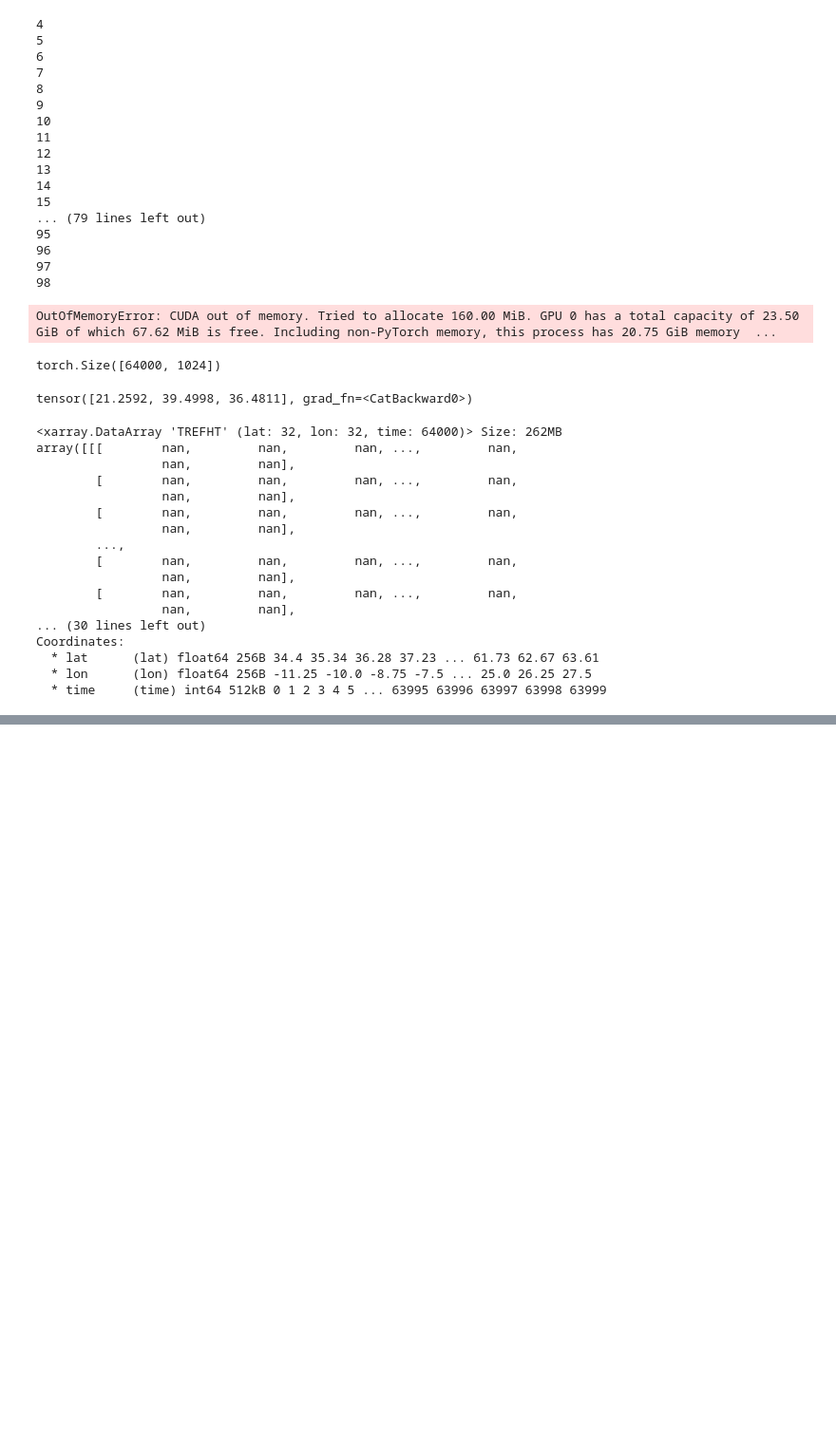
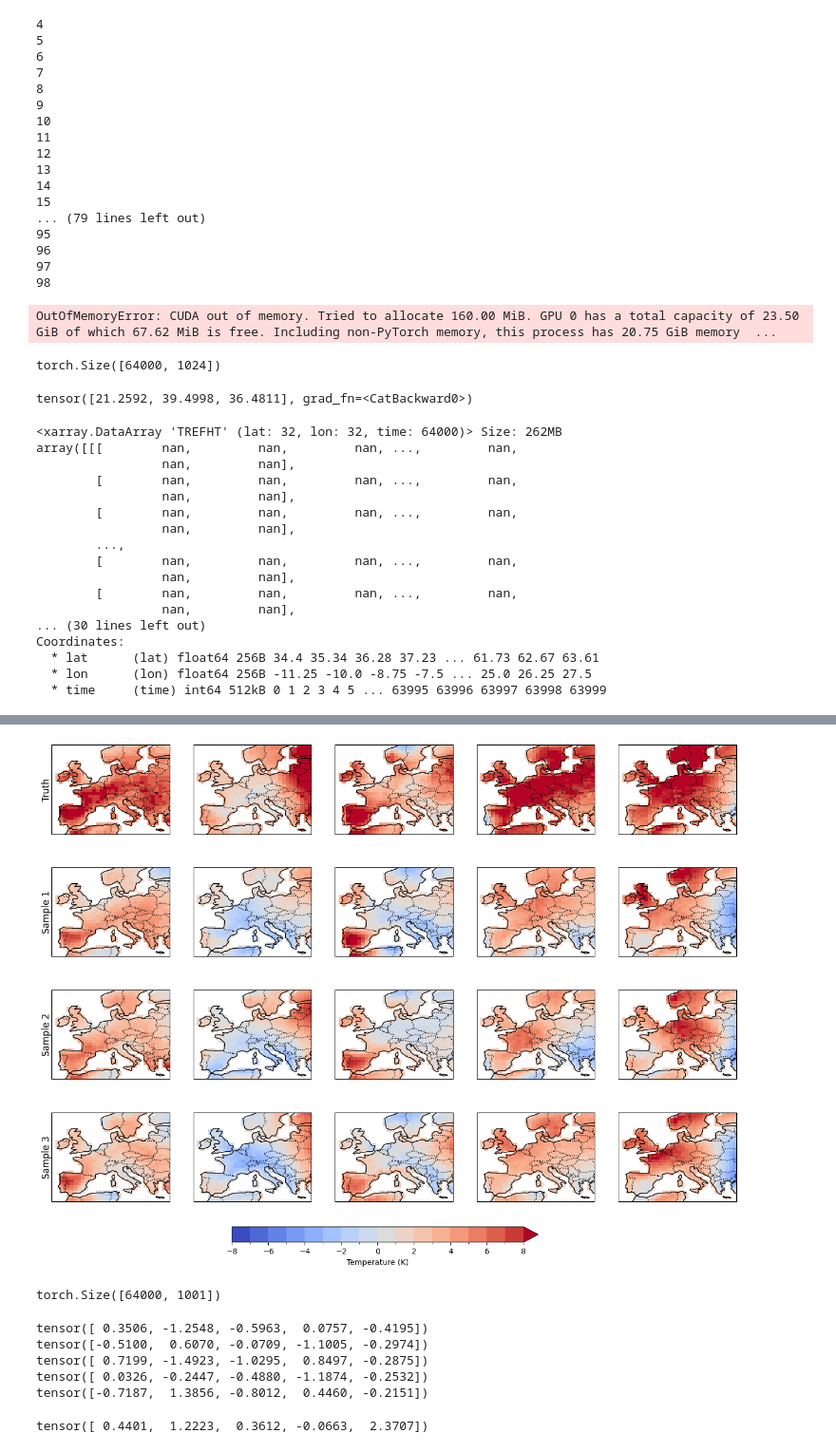
Before and after one commit to Motte12/dpa_for_llaae, a Jupyter notebook: joint_training/analysing_dpa_results/load_model_create_ensemble.ipynb, the cells around one changed output, grey strips where cells are left out. Shown at 95% size. Cells and saved outputs as stored; diff of their text form; code cells hidden in the pictures; blank space fills up the shorter version.

```diff
--- a/joint_training/analysing_dpa_results/load_model_create_ensemble.ipynb
+++ b/joint_training/analysing_dpa_results/load_model_create_ensemble.ipynb
@@ -367,0 +360,70 @@ plt.show()
+# %%
+# Counterfactuals
+#  set fGMT to zero
+x_te_cf = x_te.clone()
+x_te_cf[:, -1] = 0
+
+gen1_te_cf = model_dec(model_pred(x_te_cf.to(device)))
+gen2_te_cf = model_dec(model_pred(x_te_cf.to(device)))
+gen3_te_cf = model_dec(model_pred(x_te_cf.to(device)))
+
+gen1_te_from_restored_cf = ut.restore_nan_columns(gen1_te_cf, mask_x_te)
+gen2_te_from_restored_cf = ut.restore_nan_columns(gen2_te_cf, mask_x_te)
+gen3_te_from_restored_cf = ut.restore_nan_columns(gen3_te_cf, mask_x_te)
+
+gen1_xr_cf = ut.torch_to_dataarray(gen1_te_from_restored_cf, ds, lat_dim=32, lon_dim=32, name="TREFHT")
+gen2_xr_cf = ut.torch_to_dataarray(gen2_te_from_restored_cf, ds, lat_dim=32, lon_dim=32, name="TREFHT")
+gen3_xr_cf = ut.torch_to_dataarray(gen3_te_from_restored_cf, ds, lat_dim=32, lon_dim=32, name="TREFHT")
+
+############
+### PLOT ###
+############
+timesteps=[63500, 63505, 63510, 63900, 63905]
+fig, axs = plt.subplots(nrows=4, ncols=5, figsize=(16, 12), subplot_kw={'projection': ccrs.PlateCarree()})
+axs = axs.flatten()  # Flatten for easy indexing
+#print(axs)
+list_of_dataarrays_re_cf = [gen1_xr_cf, gen2_xr_cf, gen3_xr_cf]
+for i, (ax, t) in enumerate(zip(axs, timesteps)):
+    if i ==0:
+        ut.plot_temperature_panel(axs[0], y_te_xr.isel(time=t), vmax_shared=5, levels = np.linspace(-8,8, 17), sample_nr = "Truth")
+        ut.plot_temperature_panel(axs[5], list_of_dataarrays_re_cf[0].isel(time=t), vmax_shared=5, levels = np.linspace(-8,8), sample_nr = "Sample 1")
+        ut.plot_temperature_panel(axs[10], list_of_dataarrays_re_cf[1].isel(time=t), vmax_shared=5, levels = np.linspace(-8,8), sample_nr = "Sample 2")
+        ut.plot_temperature_panel(axs[15], list_of_dataarrays_re_cf[2].isel(time=t), vmax_shared=5, levels = np.linspace(-8,8), sample_nr = "Sample 3")
+
+    else:
+        ut.plot_temperature_panel(ax, y_te_xr.isel(time=t), vmax_shared=5, levels = np.linspace(-8,8))
+        ut.plot_temperature_panel(axs[i+5], list_of_dataarrays_re_cf[0].isel(time=t), vmax_shared=5, levels = np.linspace(-8,8))
+        ut.plot_temperature_panel(axs[i+10], list_of_dataarrays_re_cf[1].isel(time=t), vmax_shared=5, levels = np.linspace(-8,8))
+        ut.plot_temperature_panel(axs[i+15], list_of_dataarrays_re_cf[2].isel(time=t), vmax_shared=5, levels = np.linspace(-8,8))
+
+
+# Optional: Add a colorbar
+cbar = fig.colorbar(axs[0].collections[0], ax=axs, orientation='horizontal', fraction=0.03, pad=0.05)
+cbar.set_label('Temperature (K)')
+
+plt.savefig(f"latent_map_decoded_samples_tac_cf.pdf", format='pdf')
+plt.show()
+# %% [output]
+[figure, added]
+# %%
+x_te.shape
+# %% [output]
+torch.Size([64000, 1001])
+# %%
+# timesteps=[15, 42, 60, 94, 110]
+
+print(x_te[15,-5:1001])
+print(x_te[42,-5:1001])
+print(x_te[60,-5:1001])
+print(x_te[94,-5:1001])
+print(x_te[110,-5:1001])
+# %% [output]
+tensor([ 0.3506, -1.2548, -0.5963,  0.0757, -0.4195])
+tensor([-0.5100,  0.6070, -0.0709, -1.1005, -0.2974])
+tensor([ 0.7199, -1.4923, -1.0295,  0.8497, -0.2875])
+tensor([ 0.0326, -0.2447, -0.4880, -1.1874, -0.2532])
+tensor([-0.7187,  1.3856, -0.8012,  0.4460, -0.2151])
+# %%
+print(x_te[63800,-5:1001])
+# %% [output]
+tensor([ 0.4401,  1.2223,  0.3612, -0.0663,  2.3707])
```
Also changed, not shown: parts of 5 cells of this notebook, 48 other files.
